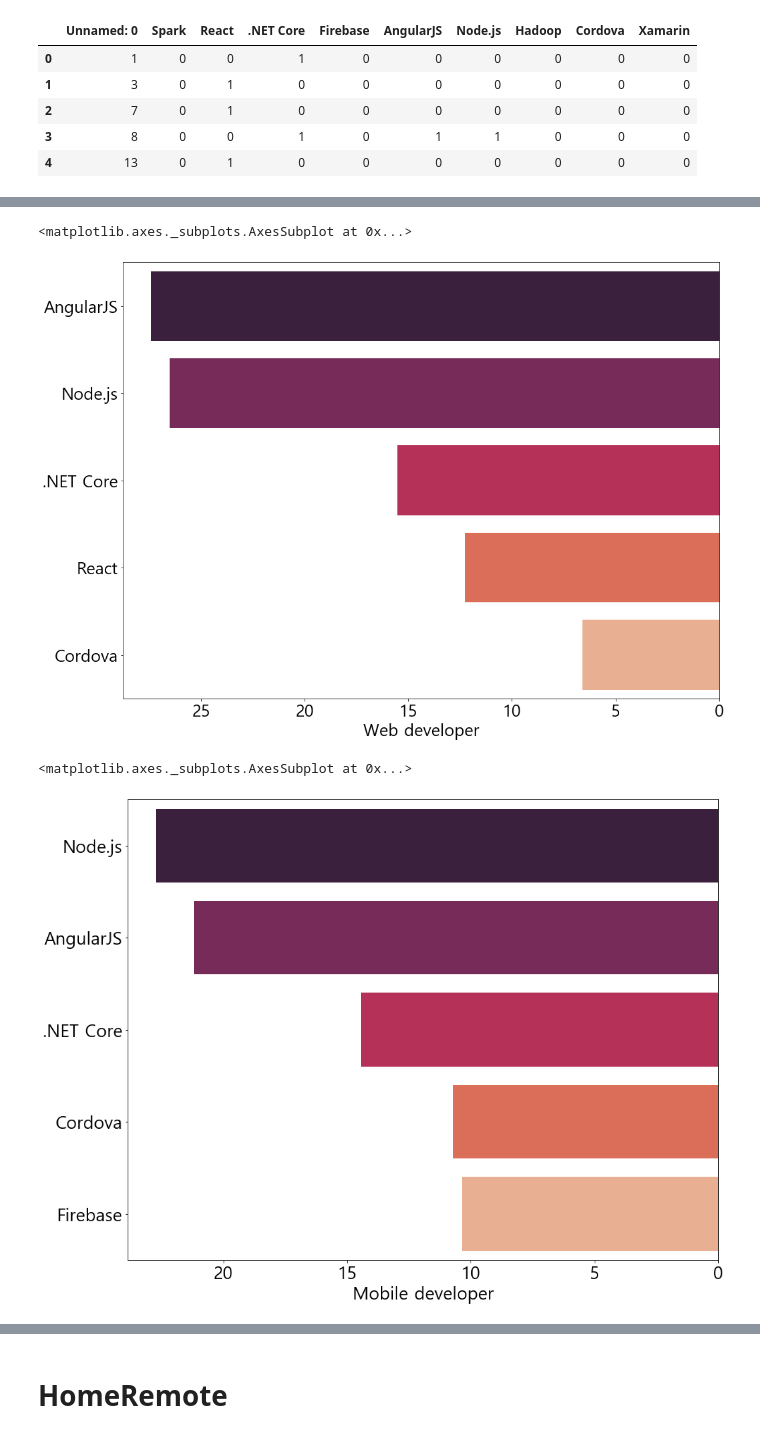
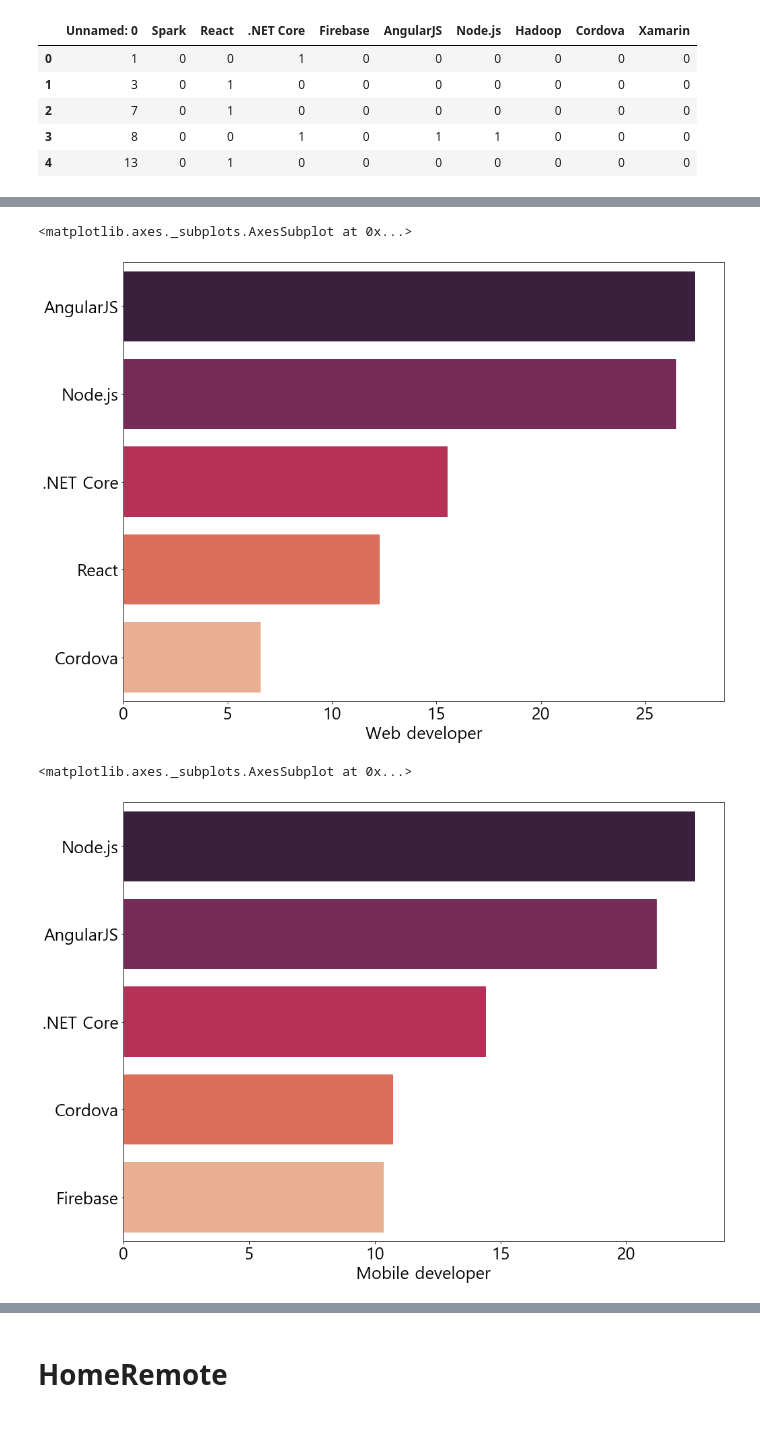
Before and after one commit to ydy1412/Acorn_flask, a Jupyter notebook: EDA/DeveloperType.ipynb, the cells around one changed output, grey strips where cells are left out. Drawn from its saved outputs; the diff is of its cells as text; code cells hidden in the pictures.

```diff
--- a/EDA/DeveloperType.ipynb
+++ b/EDA/DeveloperType.ipynb
@@ -430,22 +415,20 @@ HWF_DT_Per = HWF_DT_Per.T
 HWF_DT_Per_Top5 = HWF_DT_Per.sort_values(by=["Web developer"] , ascending=False).head(5)
 plt.figure(figsize=(16,12))
 fig = sns.barplot('Web developer',HWF_DT_Per_Top5.index,data=HWF_DT_Per_Top5,palette="rocket")
-fig.invert_xaxis()
 fig.get_figure().savefig('../Test_app/static/img/developerType/Web_HaveWorkedFramework.png', dpi=300)
 fig
 # %% [output]
 <matplotlib.axes._subplots.AxesSubplot at 0x...>
-[figure, old version]
+[figure, new version]
 # %%
 HWF_DT_Per_Top5 = HWF_DT_Per.sort_values(by=["Mobile developer"] , ascending=False).head(5)
 plt.figure(figsize=(16,12))
 fig = sns.barplot('Mobile developer',HWF_DT_Per_Top5.index,data=HWF_DT_Per_Top5,palette="rocket")
-fig.invert_xaxis()
 fig.get_figure().savefig('../Test_app/static/img/developerType/Mobile_HaveWorkedFramework.png', dpi=300)
 fig
 # %% [output]
 <matplotlib.axes._subplots.AxesSubplot at 0x...>
-[figure, old version]
+[figure, new version]
 # %%
 HWF_DT_Per_Top5 = HWF_DT_Per.sort_values(by=["Desktop applications developer"] , ascending=False).head(5)
 plt.figure(figsize=(16,12))
```
Also changed, not shown: parts of 19 cells of this notebook, 22 other files.
